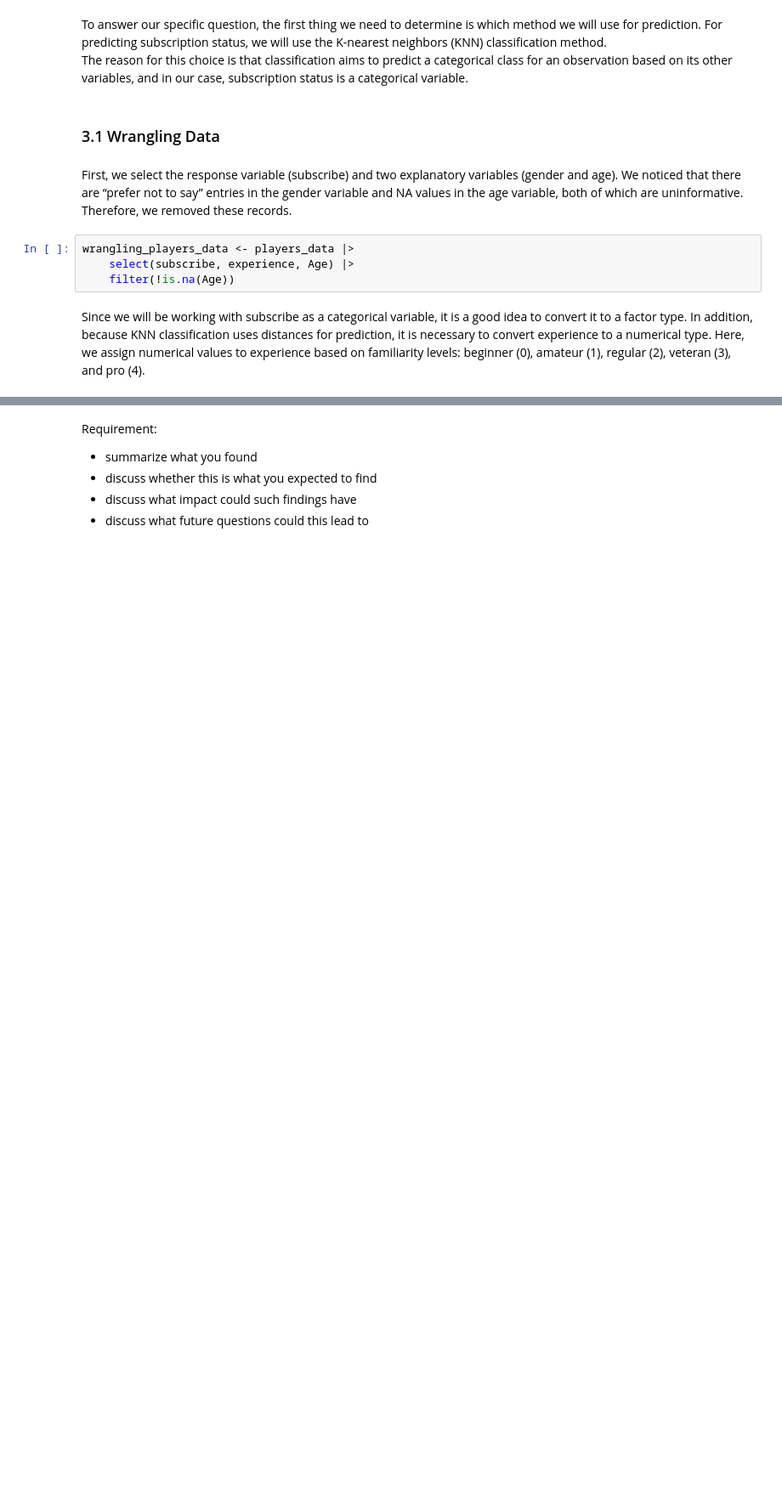
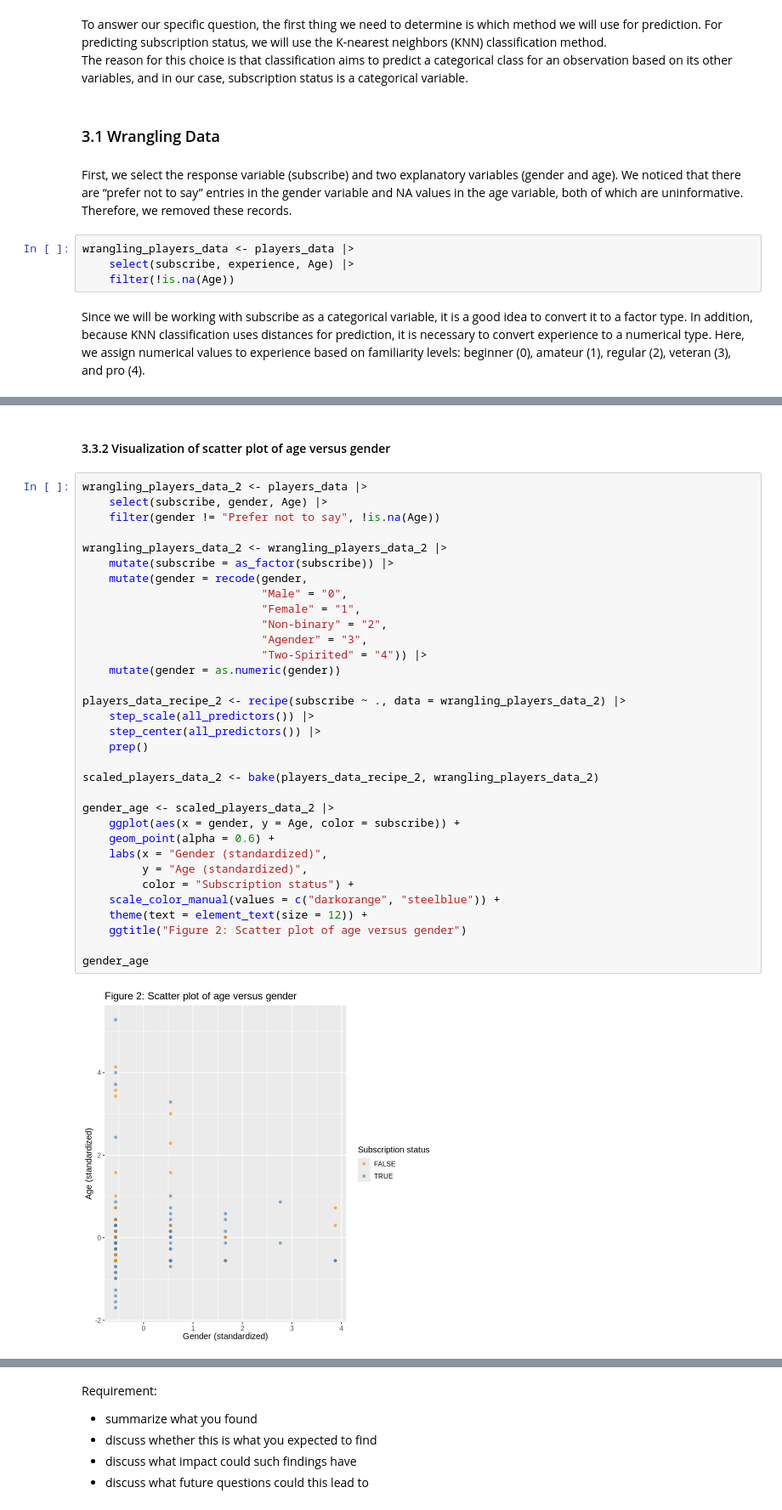
Before and after one commit to Sandyyyin/project_final_report, a Jupyter notebook: project_final_report_1.ipynb, the cells around one changed output, grey strips where cells are left out. Shown at 85% size. Drawn from its saved outputs; the diff is of its cells as text; blank space fills up the shorter version.

```diff
--- a/project_final_report_1.ipynb
+++ b/project_final_report_1.ipynb
@@ -182,0 +215,37 @@ Requirement:
+# %% [markdown]
+#### 3.3.2 Visualization of scatter plot of age versus gender
+# %%
+wrangling_players_data_2 <- players_data |>
+    select(subscribe, gender, Age) |>
+    filter(gender != "Prefer not to say", !is.na(Age))
+
+wrangling_players_data_2 <- wrangling_players_data_2 |>
+    mutate(subscribe = as_factor(subscribe)) |>
+    mutate(gender = recode(gender,
+                           "Male" = "0",
+                           "Female" = "1",
+                           "Non-binary" = "2",
+                           "Agender" = "3",
+                           "Two-Spirited" = "4")) |>
+    mutate(gender = as.numeric(gender))
+
+players_data_recipe_2 <- recipe(subscribe ~ ., data = wrangling_players_data_2) |>
+    step_scale(all_predictors()) |>
+    step_center(all_predictors()) |>
+    prep()
+
+scaled_players_data_2 <- bake(players_data_recipe_2, wrangling_players_data_2)
+
+gender_age <- scaled_players_data_2 |>
+    ggplot(aes(x = gender, y = Age, color = subscribe)) +
+    geom_point(alpha = 0.6) +
+    labs(x = "Gender (standardized)",
+         y = "Age (standardized)",
+         color = "Subscription status") +
+    scale_color_manual(values = c("darkorange", "steelblue")) +
+    theme(text = element_text(size = 12)) +
+    ggtitle("Figure 2: Scatter plot of age versus gender")
+
+gender_age
+# %% [output]
+[figure, added]
```
Also changed, not shown: parts of 22 cells of this notebook.
